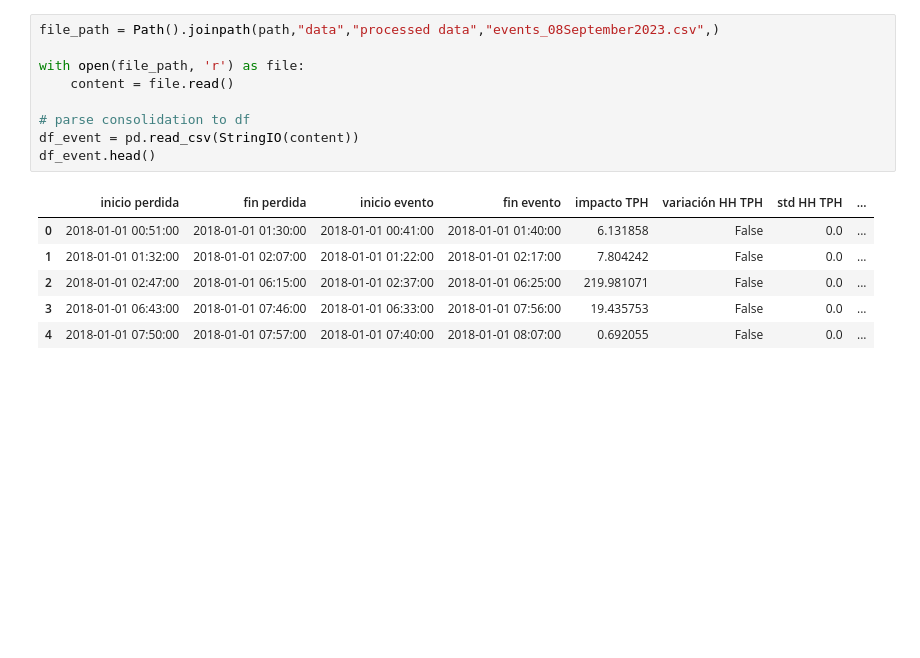
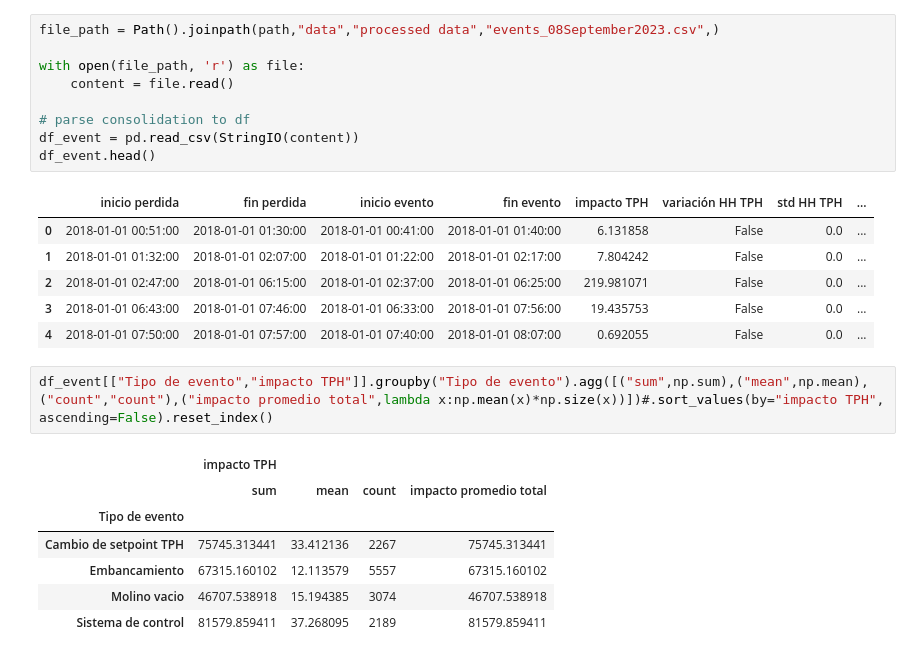
Before and after one commit to JLCdata/Tesis-Magister, a Jupyter notebook: notebooks/notebooks solution based on RL/EDA.ipynb, the cells around one changed output. Saved outputs shown, nothing was run; the diff lists cells and outputs as text; blank space fills up the shorter version.

```diff
--- a/notebooks/notebooks solution based on RL/EDA.ipynb
+++ b/notebooks/notebooks solution based on RL/EDA.ipynb
@@ -363,3 +367,13 @@ df_event.head()
 | 2 | 2018-01-01 02:47:00 | 2018-01-01 06:15:00 | 2018-01-01 02:37:00 | 2018-01-01 06:25:00 | 219.981071 | False | 0.0 | ... |
 | 3 | 2018-01-01 06:43:00 | 2018-01-01 07:46:00 | 2018-01-01 06:33:00 | 2018-01-01 07:56:00 | 19.435753 | False | 0.0 | ... |
 | 4 | 2018-01-01 07:50:00 | 2018-01-01 07:57:00 | 2018-01-01 07:40:00 | 2018-01-01 08:07:00 | 0.692055 | False | 0.0 | ... |
+# %%
+df_event[["Tipo de evento","impacto TPH"]].groupby("Tipo de evento").agg([("sum",np.sum),("mean",np.mean),("count","count"),("impacto promedio total",lambda x:np.mean(x)*np.size(x))])#.sort_values(by="impacto TPH", ascending=False).reset_index()
+# %% [output]
+|  | impacto TPH |  |  |  |
+|  | sum | mean | count | impacto promedio total |
+| Tipo de evento |  |  |  |  |
+| Cambio de setpoint TPH | 75745.313441 | 33.412136 | 2267 | 75745.313441 |
+| Embancamiento | 67315.160102 | 12.113579 | 5557 | 67315.160102 |
+| Molino vacio | 46707.538918 | 15.194385 | 3074 | 46707.538918 |
+| Sistema de control | 81579.859411 | 37.268095 | 2189 | 81579.859411 |
```
Also changed, not shown: parts of 3 cells of this notebook.
